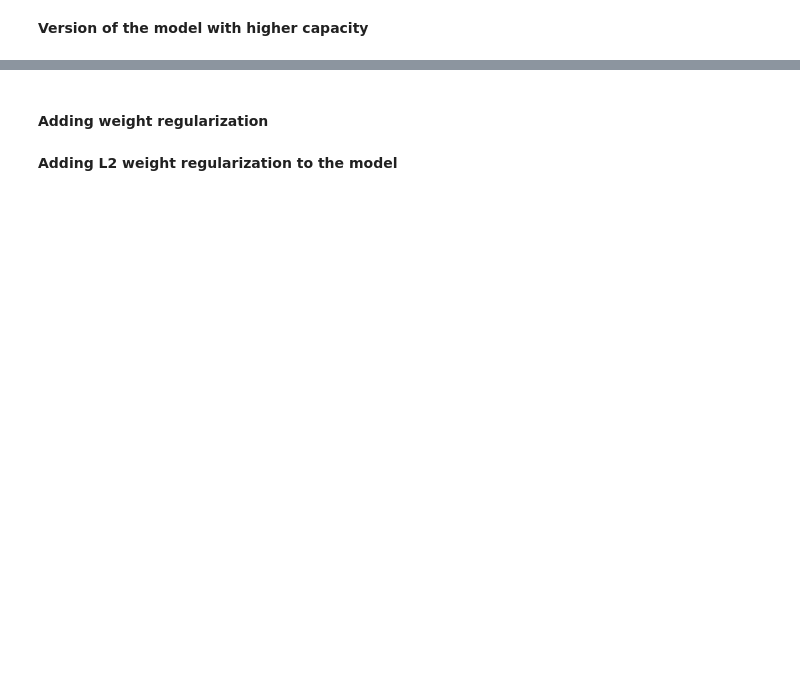
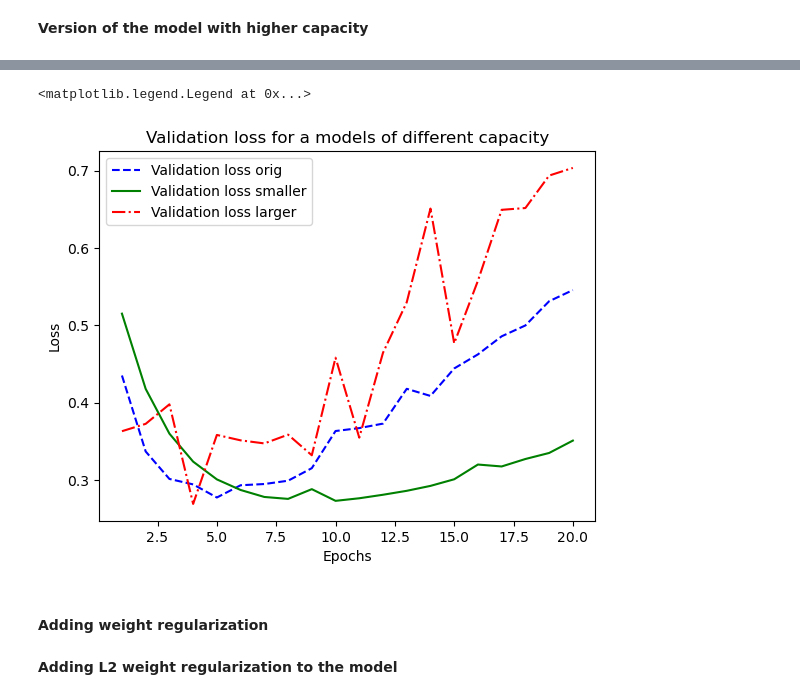
Before and after one commit to GenBravo/Deep-Learning-w-Python-Exercises, a Jupyter notebook: chapter05_fundamentals-of-ml.ipynb, the cells around one changed output, grey strips where cells are left out. Saved outputs shown, nothing was run; the diff lists cells and outputs as text; code cells hidden in the pictures; blank space fills up the shorter version.

```diff
--- a/chapter05_fundamentals-of-ml.ipynb
+++ b/chapter05_fundamentals-of-ml.ipynb
@@ -265,3 +454,21 @@ history_larger_model = model.fit(
+# %%
+val_loss_orig = history_original.history["val_loss"]
+val_loss_smaller = history_smaller_model.history["val_loss"]
+val_loss_larger = history_larger_model.history["val_loss"]
+epochs = range(1, 21)
+plt.plot(epochs, val_loss_orig, "b--",
+         label="Validation loss orig")
+plt.plot(epochs, val_loss_smaller, "g-",
+         label="Validation loss smaller")
+plt.plot(epochs, val_loss_larger, "r-.",
+         label="Validation loss larger")
+plt.title("Validation loss for a models of different capacity")
+plt.xlabel("Epochs")
+plt.ylabel("Loss")
+plt.legend()
+# %% [output]
+<matplotlib.legend.Legend at 0x...>
+[figure, added]
 # %% [markdown]
 #### Adding weight regularization
 # %% [markdown]
```
Also changed, not shown: parts of 15 cells of this notebook.
